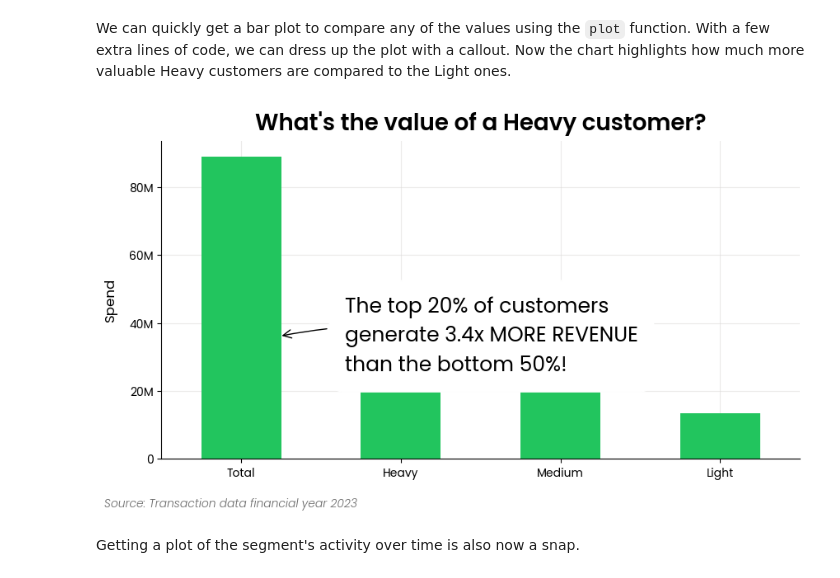
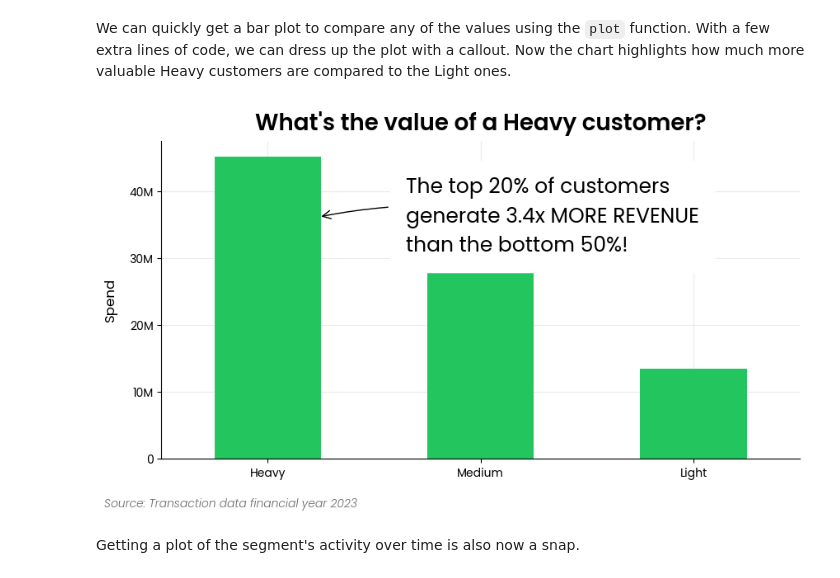
Before and after one commit to Data-Simply/pyretailscience, a Jupyter notebook: docs/examples/segmentation.ipynb, the cells around one changed output. Saved outputs shown, nothing was run; the diff lists cells and outputs as text; code cells hidden in the pictures.

Commit message:
feat: convert seg stats to use Ibis

```diff
--- a/docs/examples/segmentation.ipynb
+++ b/docs/examples/segmentation.ipynb
@@ -97,37 +96,37 @@ ax = seg_stats.plot(
 )
 
 # Dress up the plot with an arrow calling out the important point
-heavy_rev = seg_stats.df.loc["Heavy", "spend"]
-light_rev = seg_stats.df.loc["Light", "spend"]
+heavy_rev = seg_stats.df[seg_stats.df["segment_name"] == "Heavy"]["spend"].iat[0]
+light_rev = seg_stats.df[seg_stats.df["segment_name"] == "Light"]["spend"].iat[0]
 h_vs_l_rev = heavy_rev / light_rev
 
 ax.annotate(
     f"The top 20% of customers\ngenerate {h_vs_l_rev:.1f}x MORE REVENUE\nthan the bottom 50%!",
     xy=(0.24, heavy_rev * 0.8),
     xytext=(0.65, heavy_rev * 0.8),
     fontsize=18,
     fontproperties=GraphStyles.POPPINS_REG,
     ha="left",
     va="center",
     arrowprops={
         "facecolor": "white",
         "arrowstyle": "->",
         "connectionstyle": "arc3,rad=0.1",
     },
     color="black",
     bbox={
         "facecolor":"white",
         "edgecolor":"white",
         "boxstyle":"round,rounding_size=0.75",
         "pad":0.75,
     },
     linespacing=1.5,
 )
 
 plt.savefig("monthly_active_customers.svg")
 plt.show()
 # %% [output]
-[figure, old version]
+[figure, new version]
 # %% [markdown]
 Getting a plot of the segment's activity over time is also now a snap.
 # %%
```
Also changed, not shown: parts of 1 cell of this notebook, 4 other files.
